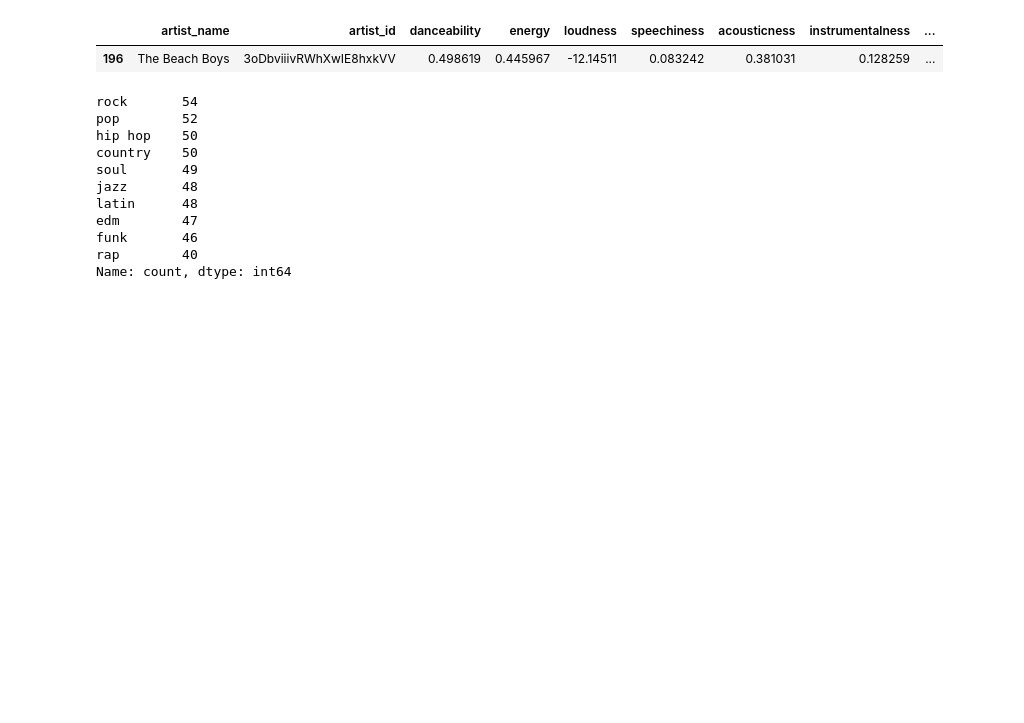
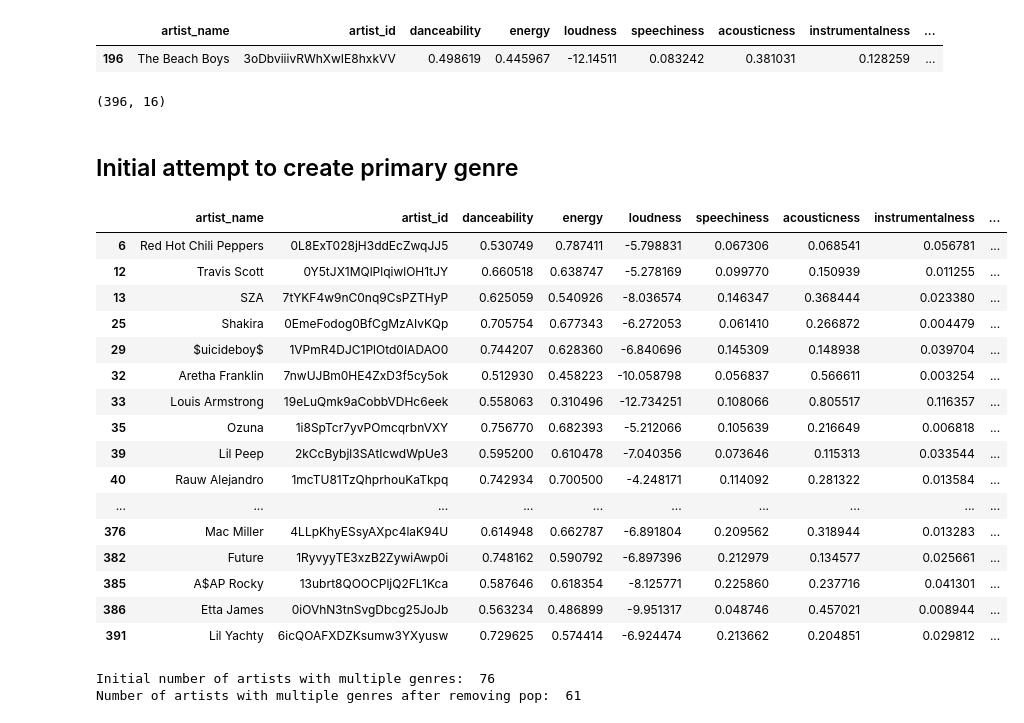
Before and after one commit to jbrismor/DSAN5300, a Jupyter notebook: docs/artist_classification.ipynb, the cells around one changed output. Saved outputs shown, nothing was run; the diff lists cells and outputs as text; code cells hidden in the pictures; blank space fills up the shorter version.

Commit message:
artist data cleaned and ready to be used for classification (in artist_classification.ipynb)

```diff
--- a/docs/artist_classification.ipynb
+++ b/docs/artist_classification.ipynb
@@ -61,19 +61,59 @@ artists[artists['artist_name'] == 'The Beach Boys']
 # %% [output]
 |  | artist_name | artist_id | danceability | energy | loudness | speechiness | acousticness | instrumentalness | ... |
 | 196 | The Beach Boys | 3oDbviiivRWhXwIE8hxkVV | 0.498619 | 0.445967 | -12.14511 | 0.083242 | 0.381031 | 0.128259 | ... |
-# %%
-# concatenate all the genre columns and get value counts
-all_genres = pd.concat([artists['genre1'], artists['genre2'], artists['genre3']])
-all_genres.value_counts()
-# %% [output]
-rock       54
-pop        52
-hip hop    50
-country    50
-soul       49
-jazz       48
-latin      48
-edm        47
-funk       46
-rap        40
-Name: count, dtype: int64
+# %%
+artists.shape
+# %% [output]
+(396, 16)
+# %% [markdown]
+## Initial attempt to create primary genre
+# %%
+# show all rows where genre2 is not NaN
+pd.set_option('display.max_rows', None)
+artists[artists['genre2'].notnull()]
+# %% [output]
+|  | artist_name | artist_id | danceability | energy | loudness | speechiness | acousticness | instrumentalness | ... |
+| 6 | Red Hot Chili Peppers | 0L8ExT028jH3ddEcZwqJJ5 | 0.530749 | 0.787411 | -5.798831 | 0.067306 | 0.068541 | 0.056781 | ... |
+| 12 | Travis Scott | 0Y5tJX1MQlPlqiwlOH1tJY | 0.660518 | 0.638747 | -5.278169 | 0.099770 | 0.150939 | 0.011255 | ... |
+| 13 | SZA | 7tYKF4w9nC0nq9CsPZTHyP | 0.625059 | 0.540926 | -8.036574 | 0.146347 | 0.368444 | 0.023380 | ... |
+| 25 | Shakira | 0EmeFodog0BfCgMzAIvKQp | 0.705754 | 0.677343 | -6.272053 | 0.061410 | 0.266872 | 0.004479 | ... |
+| 29 | $uicideboy$ | 1VPmR4DJC1PlOtd0IADAO0 | 0.744207 | 0.628360 | -6.840696 | 0.145309 | 0.148938 | 0.039704 | ... |
+| 32 | Aretha Franklin | 7nwUJBm0HE4ZxD3f5cy5ok | 0.512930 | 0.458223 | -10.058798 | 0.056837 | 0.566611 | 0.003254 | ... |
+| 33 | Louis Armstrong | 19eLuQmk9aCobbVDHc6eek | 0.558063 | 0.310496 | -12.734251 | 0.108066 | 0.805517 | 0.116357 | ... |
+| 35 | Ozuna | 1i8SpTcr7yvPOmcqrbnVXY | 0.756770 | 0.682393 | -5.212066 | 0.105639 | 0.216649 | 0.006818 | ... |
+| 39 | Lil Peep | 2kCcBybjl3SAtIcwdWpUe3 | 0.595200 | 0.610478 | -7.040356 | 0.073646 | 0.115313 | 0.033544 | ... |
+| 40 | Rauw Alejandro | 1mcTU81TzQhprhouKaTkpq | 0.742934 | 0.700500 | -4.248171 | 0.114092 | 0.281322 | 0.013584 | ... |
+| ... | ... | ... | ... | ... | ... | ... | ... | ... | ... |
+| 376 | Mac Miller | 4LLpKhyESsyAXpc4laK94U | 0.614948 | 0.662787 | -6.891804 | 0.209562 | 0.318944 | 0.013283 | ... |
+| 382 | Future | 1RyvyyTE3xzB2ZywiAwp0i | 0.748162 | 0.590792 | -6.897396 | 0.212979 | 0.134577 | 0.025661 | ... |
+| 385 | A$AP Rocky | 13ubrt8QOOCPljQ2FL1Kca | 0.587646 | 0.618354 | -8.125771 | 0.225860 | 0.237716 | 0.041301 | ... |
+| 386 | Etta James | 0iOVhN3tnSvgDbcg25JoJb | 0.563234 | 0.486899 | -9.951317 | 0.048746 | 0.457021 | 0.008944 | ... |
+| 391 | Lil Yachty | 6icQOAFXDZKsumw3YXyusw | 0.729625 | 0.574414 | -6.924474 | 0.213662 | 0.204851 | 0.029812 | ... |
+# %%
+# all artists that have numerous genres
+artists1 = artists[artists['genre2'].notnull()]
+
+# convert all pop to NaN in genre1, genre2, and genre3
+artists1.loc[artists1['genre1'] == 'pop', 'genre1'] = np.nan
+artists1.loc[artists1['genre2'] == 'pop', 'genre2'] = np.nan
+artists1.loc[artists1['genre3'] == 'pop', 'genre3'] = np.nan
+
+# if genre1 = NaN, set genre1 to genre2
+artists1.loc[artists1['genre1'].isnull(), 'genre1'] = artists1['genre2']
+
+# if genre2 = NaN, set genre2 to genre3
+artists1.loc[artists1['genre2'].isnull(), 'genre2'] = artists1['genre3']
+
+# if genre3 = genre2, set genre3 to NaN
+artists1.loc[artists1['genre3'] == artists1['genre2'], 'genre3'] = np.nan
+
+# if genre2 = genre1, set genre2 to NaN
+artists1.loc[artists1['genre2'] == artists1['genre1'], 'genre2'] = np.nan
+
+# new list of all artists that have numerous genres
+artists2 = artists1[artists1['genre2'].notnull()]
+
+print("Initial number of artists with multiple genres: ", len(artists1), "\nNumber of artists with multiple genres after removing pop: ", len(artists2))
+# %% [output]
+Initial number of artists with multiple genres:  76
+Number of artists with multiple genres after removing pop:  61
```
Also changed, not shown: parts of 38 cells of this notebook, 1 other file.
